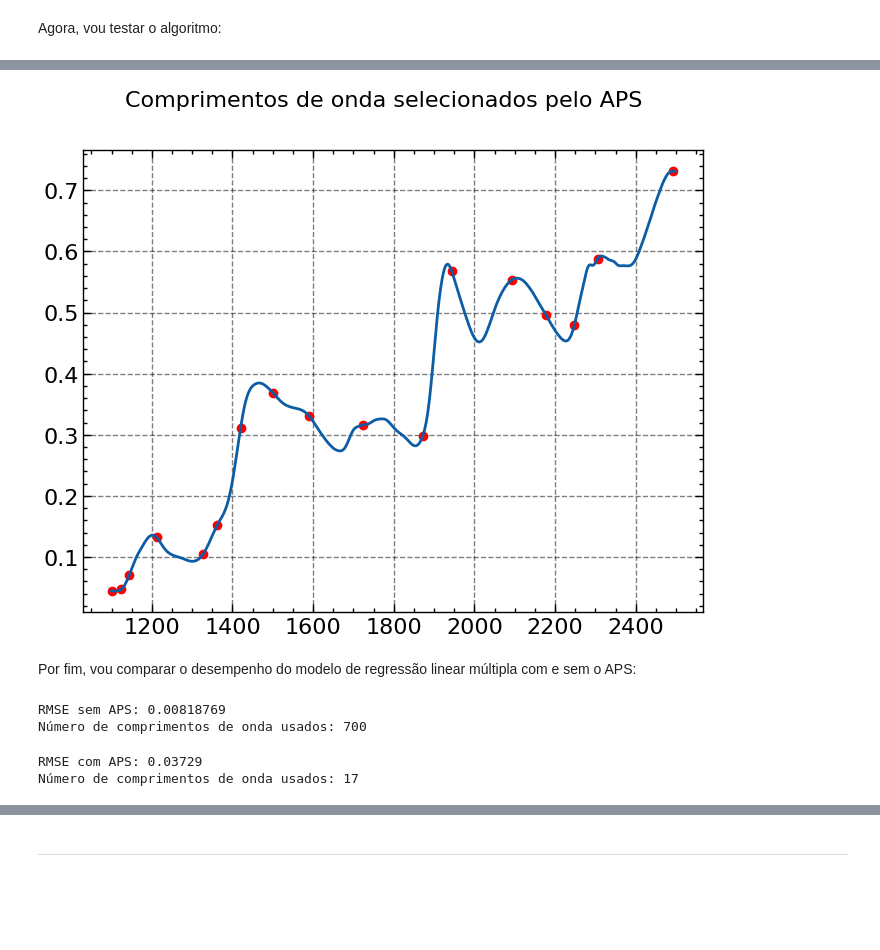
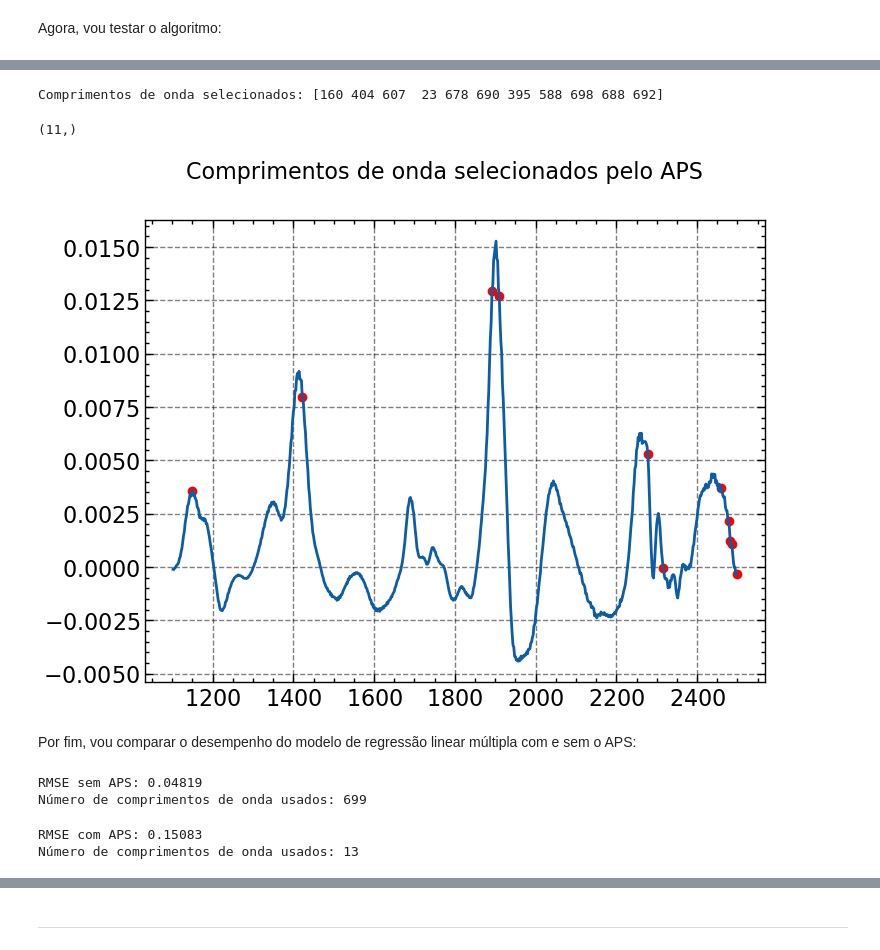
Before and after one commit to yanvgf/successive-projections-algorithm, a Jupyter notebook: Implementacoes/aps.ipynb, the cells around one changed output, grey strips where cells are left out. Drawn from its saved outputs; the diff is of its cells as text; code cells hidden in the pictures; blank space fills up the shorter version.

```diff
--- a/Implementacoes/aps.ipynb
+++ b/Implementacoes/aps.ipynb
@@ -240,8 +178,0 @@ def hiperpar(xcal, ycal, xval, yval, M_min, M_max):
-# %%
-def spa():
-
-    # Fase 1: Cálculo das projeções para cada par (k, M)
-
-    # Fase 2: Grid-search para obter par (k, M) que produz o melhor modelo
-
-    # Fase 3: Eliminação de variáveis com pouca relevância
@@ -271,6 +286,9 @@ properties = targets[0][0][8][1][0] # Propriedades a serem previstas
 # Conversão para dataframe do pandas com os comprimentos de onda / propriedades sendo as colunas
 dataTable = pd.DataFrame(numericData, columns=wavelengths)
 targetsTable = pd.DataFrame(numericTargets, columns=properties)
+
+# No GUI, os autores usam a derivada (derivada de Savitzky-Golay) das linhas da tabela de dados
+dataTable = dataTable.diff(axis=1).iloc[:,1:]
 # %%
 plt.plot(dataTable.iloc[:,0])
 plt.suptitle('Intensidade da luz medida em um \ncomprimento de onda para cada amostra', fontsize=16)
@@ -333,12 +325,24 @@ Comprimentos de onda selecionados: [0, 696, 114, 312, 22, 603, 160, 56, 245, 386
+# %%
+# Aplicação das 2 primeiras fases do APS
+M_max = 39
+M_min = 1
+SEL = spa(xcal, ycal, xval, yval, 1, 30)
+print(f'''\nComprimentos de onda selecionados: {SEL}''')
+# %% [output]
+Comprimentos de onda selecionados: [160 404 607  23 678 690 395 588 698 688 692]
+# %%
+SEL.shape
+# %% [output]
+(11,)
 # %%
 plt.plot(dataTable.transpose().iloc[:,0])
-plt.scatter(x=dataTable.transpose().index.values[k],
-            y=dataTable.transpose().iloc[:,0].values[k],
+plt.scatter(x=dataTable.transpose().index.values[SEL],
+            y=dataTable.transpose().iloc[:,0].values[SEL],
             marker='o', color='red')
 plt.suptitle('Comprimentos de onda selecionados pelo APS', fontsize=16)
 plt.show()
 # %% [output]
-[figure, old version]
+[figure, new version]
 # %% [markdown]
 Por fim, vou comparar o desempenho do modelo de regressão linear múltipla com e sem o APS:
 # %%
@@ -358,23 +362,23 @@ RMSE = np.sqrt(np.mean((ytest-yhat)**2))
 print(f'''RMSE sem APS: {round(RMSE, 5)}
 Número de comprimentos de onda usados: {xcal.shape[1]}''')
 # %% [output]
-RMSE sem APS: 0.00818769
-Número de comprimentos de onda usados: 700
+RMSE sem APS: 0.04819
+Número de comprimentos de onda usados: 699
 # %%
 # Com APS
 
 # Obtenção do modelo de MLR
-mlrAPS.fit(xcal[k], ycal)
+mlrAPS.fit(xcal[:,SEL], ycal)
 
 # Teste do modelo
-yhatAPS = mlrAPS.predict(xtest[k])
+yhatAPS = mlrAPS.predict(xtest[:,SEL])
 apsRMSE = np.sqrt(np.mean((ytest-yhatAPS)**2))
 
 print(f'''RMSE com APS: {round(apsRMSE, 5)}
-Número de comprimentos de onda usados: {xcal[k].shape[1]}''')
+Número de comprimentos de onda usados: {xcal[:,SEL].shape[1]}''')
 # %% [output]
-RMSE com APS: 0.03729
-Número de comprimentos de onda usados: 17
+RMSE com APS: 0.15083
+Número de comprimentos de onda usados: 13
 # %%
 plt.plot(ytest)
 plt.plot(yhat)
```
Also changed, not shown: parts of 13 cells of this notebook, 1 other file.
